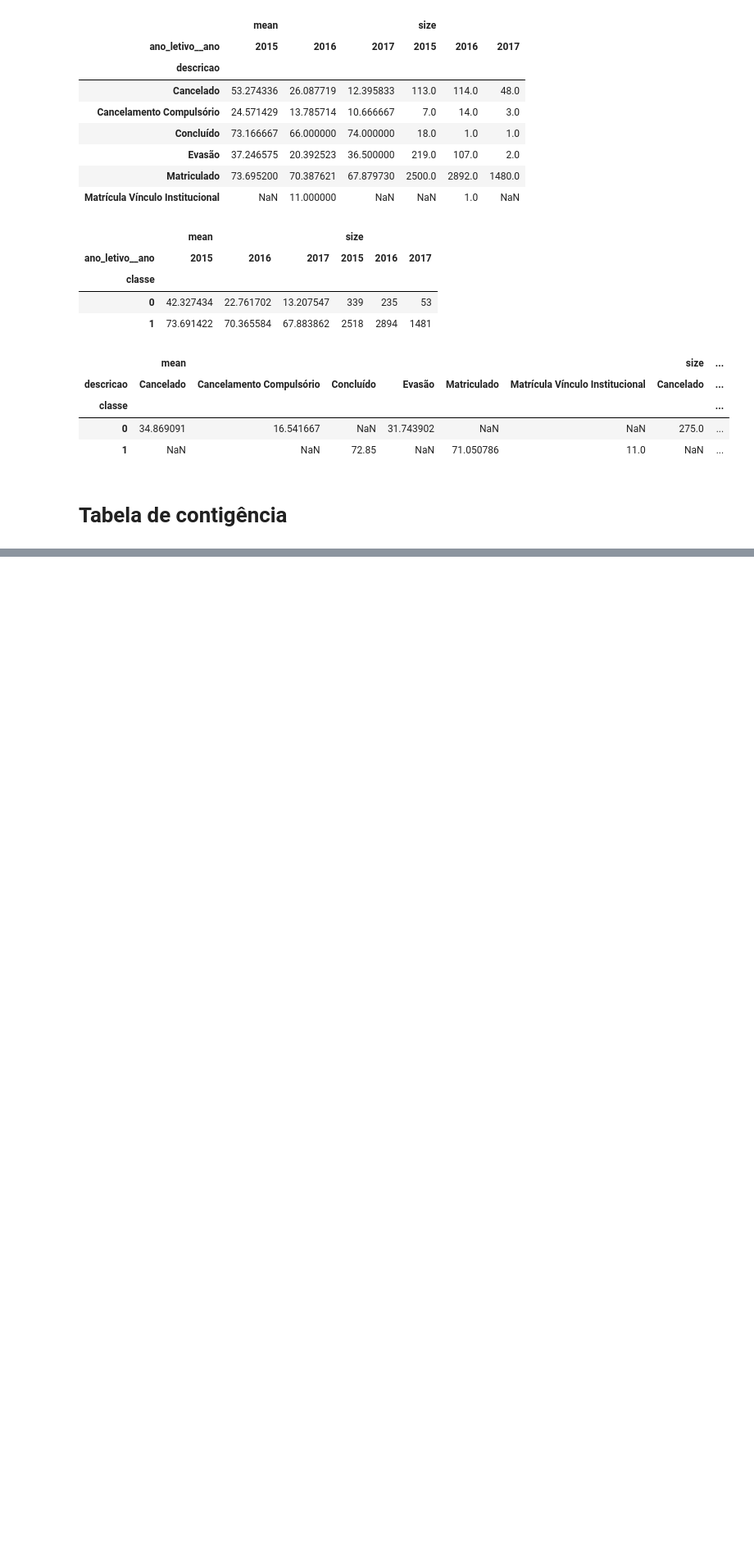
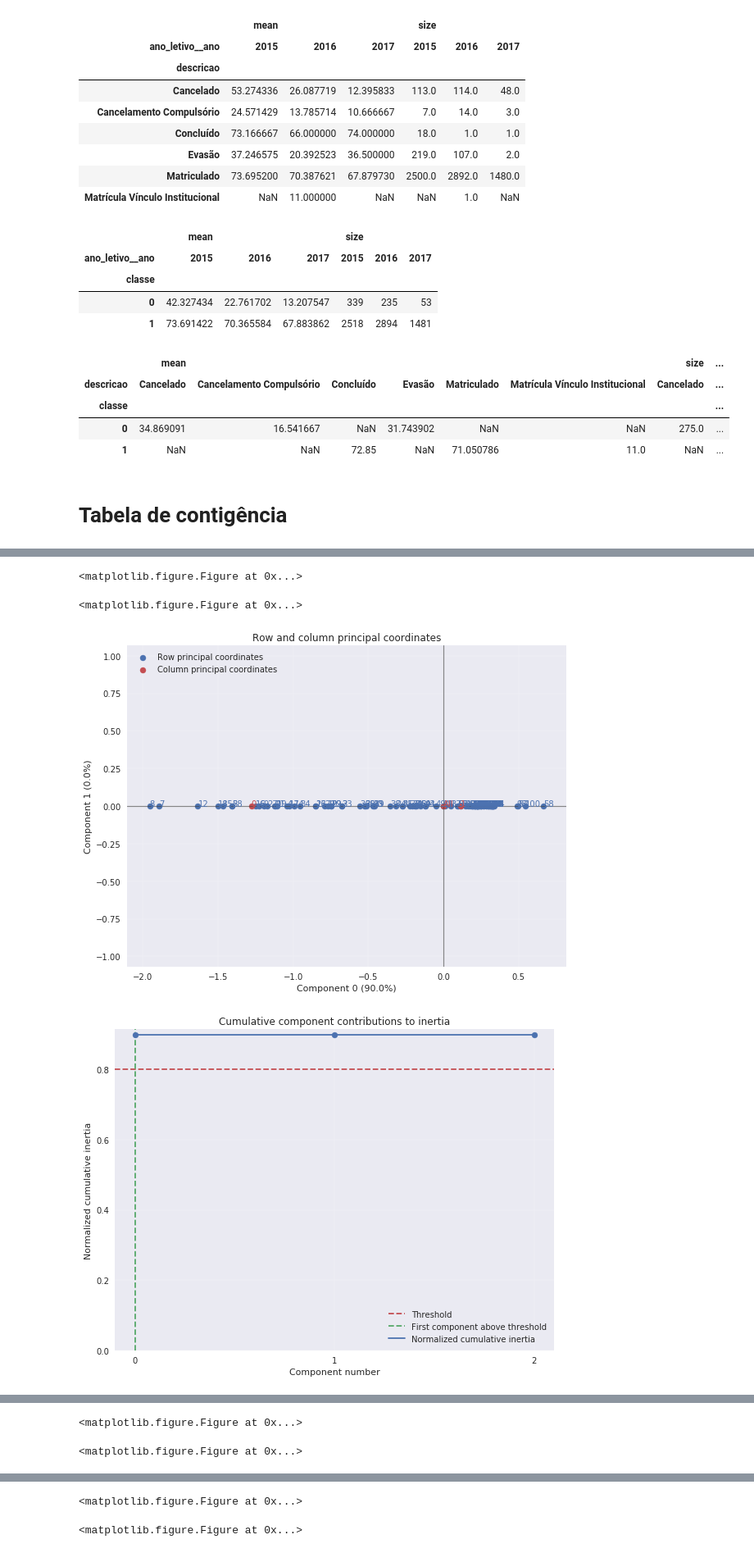
Before and after one commit to tmedeirosb/modelo_ifrn_integrado, a Jupyter notebook: versao_2/EDA.ipynb, the cells around one changed output, grey strips where cells are left out. Shown at 82% size. Saved outputs shown, nothing was run; the diff lists cells and outputs as text; code cells hidden in the pictures; blank space fills up the shorter version.

```diff
--- a/versao_2/EDA.ipynb
+++ b/versao_2/EDA.ipynb
@@ -487,0 +476,33 @@ ca.plot_cumulative_inertia()
+# %%
+for index1 in dados.columns:
+    #print(index1)
+    if index1 == 'classe':
+        continue
+
+    fig = plt.figure()
+    #tabela de contigencia
+    tbl = pd.crosstab(index = dados[index1], columns = dados.classe, margins=True)
+    #print(tbl)
+
+    #analise de correspondencia
+    ca = prince.CA(tbl, n_components=-1)
+
+    fig = plt.figure()
+    fig, ax = ca.plot_rows_columns(axes=[0, 1], show_row_labels=True, show_column_labels=True)
+
+    ca.plot_cumulative_inertia()
+
+    #matriz residual
+    res = (ca.P - ca.expected_frequencies) * ca.N
+    #res
+
+    f, ax = plt.subplots()
+    df = res.drop(['All'], axis=1)
+    sns.heatmap(df)
+
+    #break
+# %% [output]
+<matplotlib.figure.Figure at 0x...>
+<matplotlib.figure.Figure at 0x...>
+[figure, added]
+[figure, added]
@@ -487,0 +510,2 @@ ca.plot_cumulative_inertia()
+<matplotlib.figure.Figure at 0x...>
+<matplotlib.figure.Figure at 0x...>
@@ -487,0 +515,2 @@ ca.plot_cumulative_inertia()
+<matplotlib.figure.Figure at 0x...>
+<matplotlib.figure.Figure at 0x...>
```
Also changed, not shown: parts of 5 cells of this notebook.
